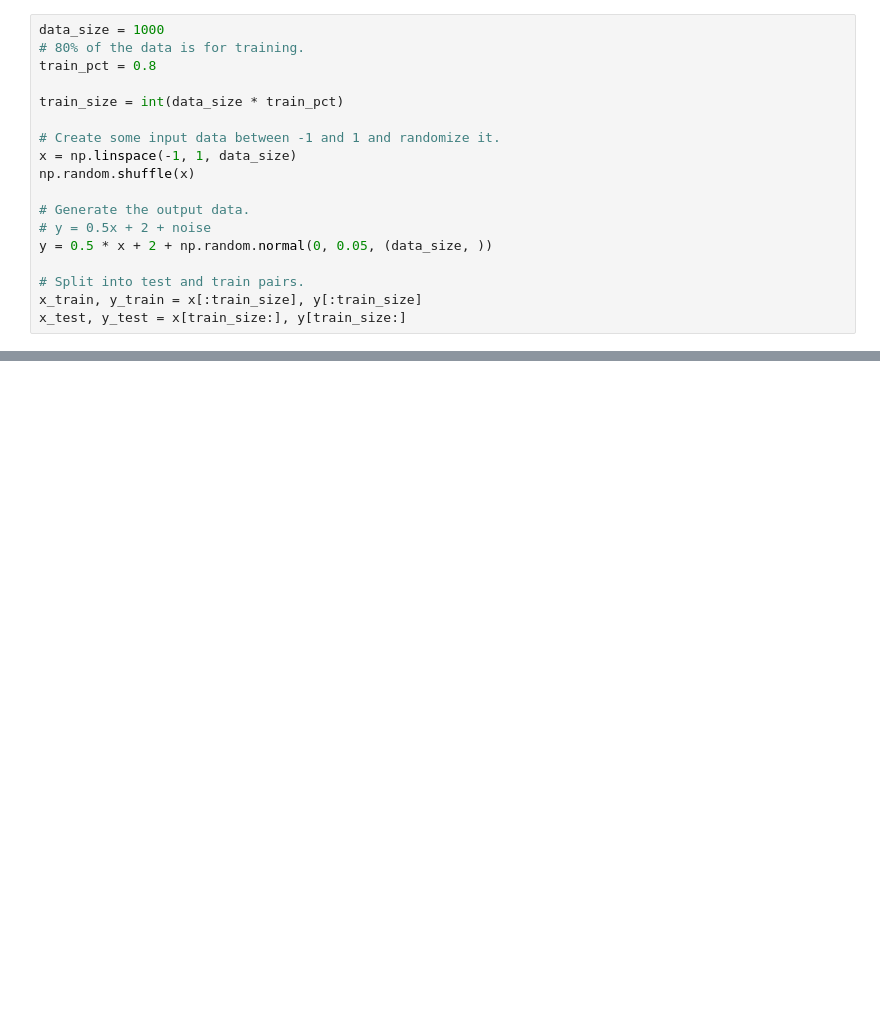
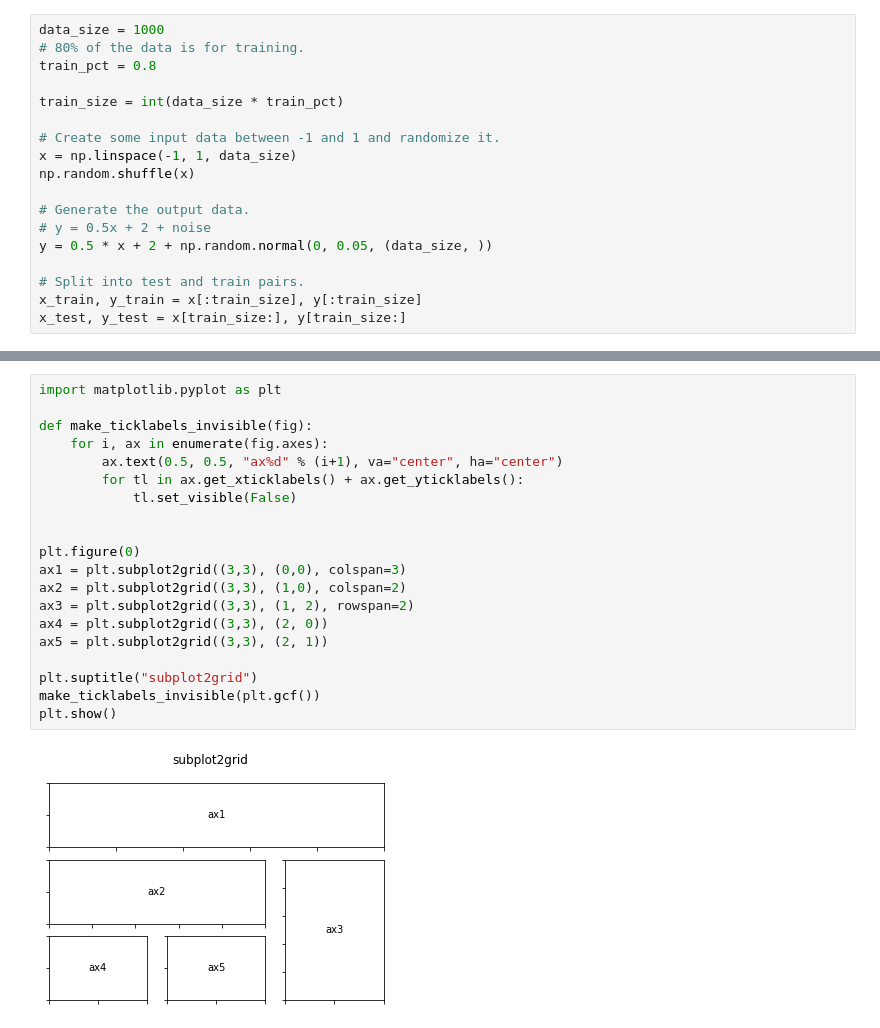
Before and after one commit to atlantis13/notepad, a Jupyter notebook: Untitled-1.ipynb, the cells around one changed output, grey strips where cells are left out. Cells and saved outputs as stored; diff of their text form; blank space fills up the shorter version.

```diff
--- a/Untitled-1.ipynb
+++ b/Untitled-1.ipynb
@@ -69,0 +83,22 @@ Reusing TensorBoard on port 6006 (pid 25124), started 1:29:46 ago. (Use '!kill 2
+# %%
+import matplotlib.pyplot as plt
+
+def make_ticklabels_invisible(fig):
+    for i, ax in enumerate(fig.axes):
+        ax.text(0.5, 0.5, "ax%d" % (i+1), va="center", ha="center")
+        for tl in ax.get_xticklabels() + ax.get_yticklabels():
+            tl.set_visible(False)
+
+
+plt.figure(0)
+ax1 = plt.subplot2grid((3,3), (0,0), colspan=3)
+ax2 = plt.subplot2grid((3,3), (1,0), colspan=2)
+ax3 = plt.subplot2grid((3,3), (1, 2), rowspan=2)
+ax4 = plt.subplot2grid((3,3), (2, 0))
+ax5 = plt.subplot2grid((3,3), (2, 1))
+
+plt.suptitle("subplot2grid")
+make_ticklabels_invisible(plt.gcf())
+plt.show()
+# %% [output]
+[figure, added]
```
Also changed, not shown: parts of 7 cells of this notebook, 2 other files.
